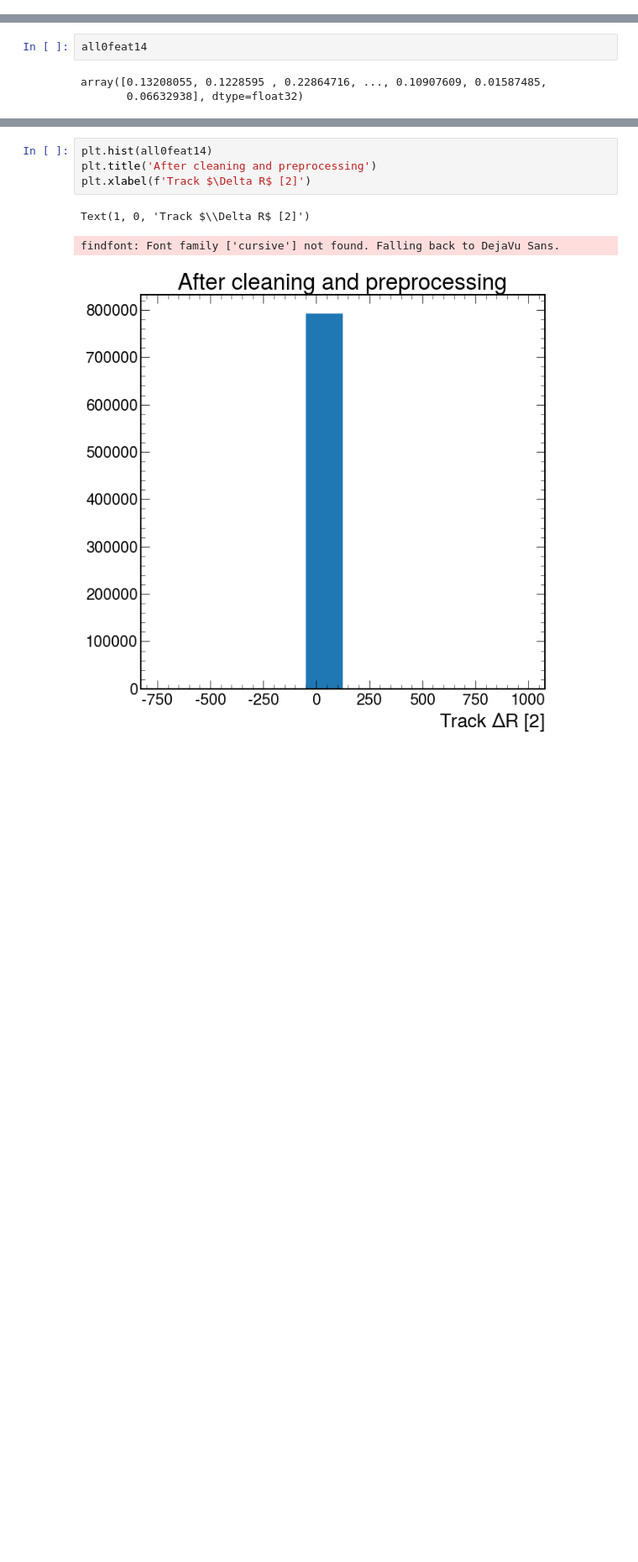
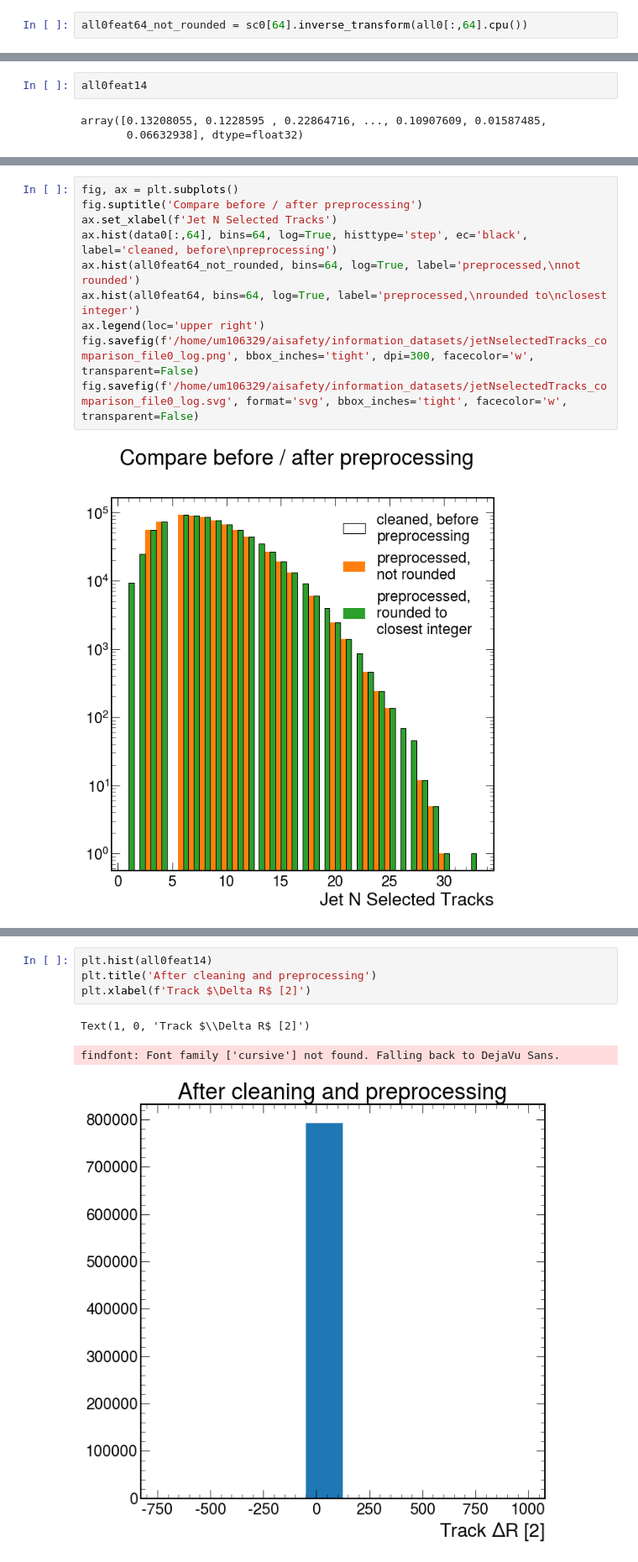
Before and after one commit to AnnikaStein/AI_Safety_2021, a Jupyter notebook: dataset_info.ipynb, the cells around one changed output, grey strips where cells are left out. Shown at 84% size. Saved outputs shown, nothing was run; the diff lists cells and outputs as text; blank space fills up the shorter version.

```diff
--- a/dataset_info.ipynb
+++ b/dataset_info.ipynb
@@ -718,3 +746,5 @@ tensor([[-0.5366, -1.4512, -0.2395,  ..., -1.6357, -0.5469, -0.5469],
 sc0 = torch.load('/work/um106329/MA/cleaned/preprocessed/scalers_0.pt')
 # %%
 all0feat14 = sc0[14].inverse_transform(all0[:,14].cpu())
+# %%
+all0feat64_not_rounded = sc0[64].inverse_transform(all0[:,64].cpu())
@@ -725,0 +791,12 @@ array([0.13208055, 0.1228595 , 0.22864716, ..., 0.10907609, 0.01587485,
+# %%
+fig, ax = plt.subplots()
+fig.suptitle('Compare before / after preprocessing')
+ax.set_xlabel(f'Jet N Selected Tracks')
+ax.hist(data0[:,64], bins=64, log=True, histtype='step', ec='black', label='cleaned, before\npreprocessing')
+ax.hist(all0feat64_not_rounded, bins=64, log=True, label='preprocessed,\nnot rounded')
+ax.hist(all0feat64, bins=64, log=True, label='preprocessed,\nrounded to\nclosest integer')
+ax.legend(loc='upper right')
+fig.savefig(f'/home/um106329/aisafety/information_datasets/jetNselectedTracks_comparison_file0_log.png', bbox_inches='tight', dpi=300, facecolor='w', transparent=False)
+fig.savefig(f'/home/um106329/aisafety/information_datasets/jetNselectedTracks_comparison_file0_log.svg', format='svg', bbox_inches='tight', facecolor='w', transparent=False)
+# %% [output]
+[figure, added]
```
Also changed, not shown: parts of 18 cells of this notebook.
